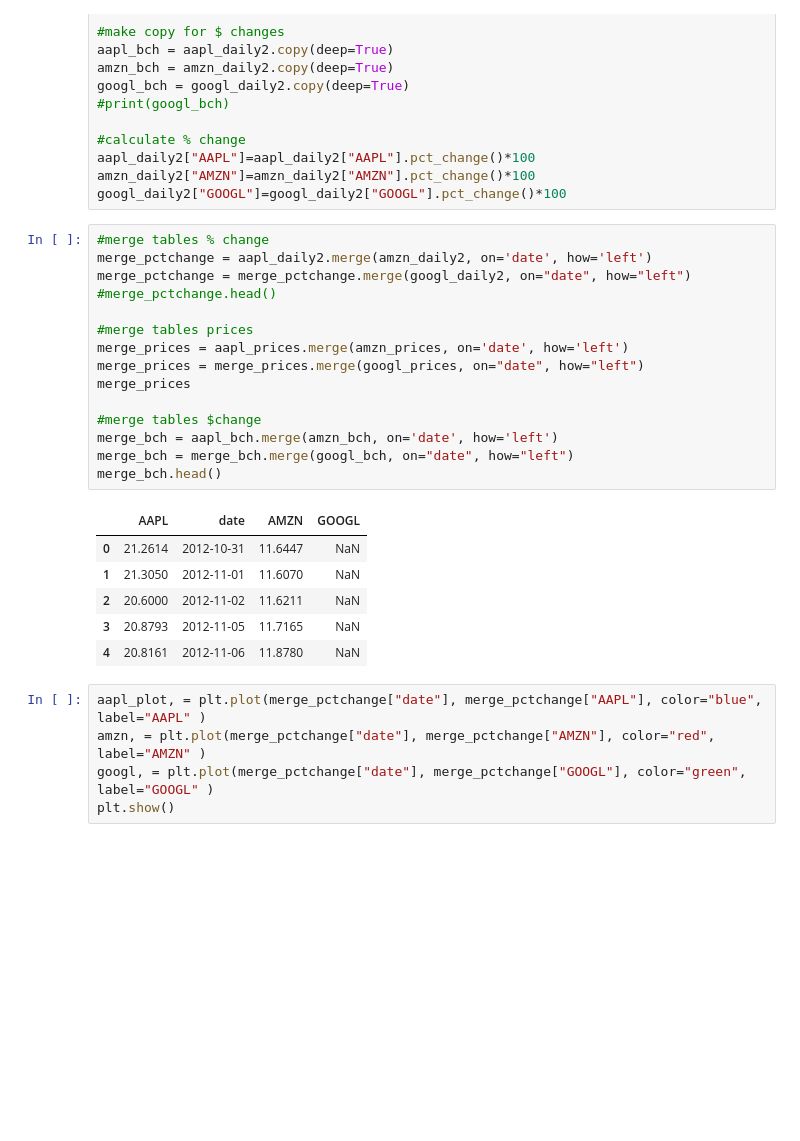
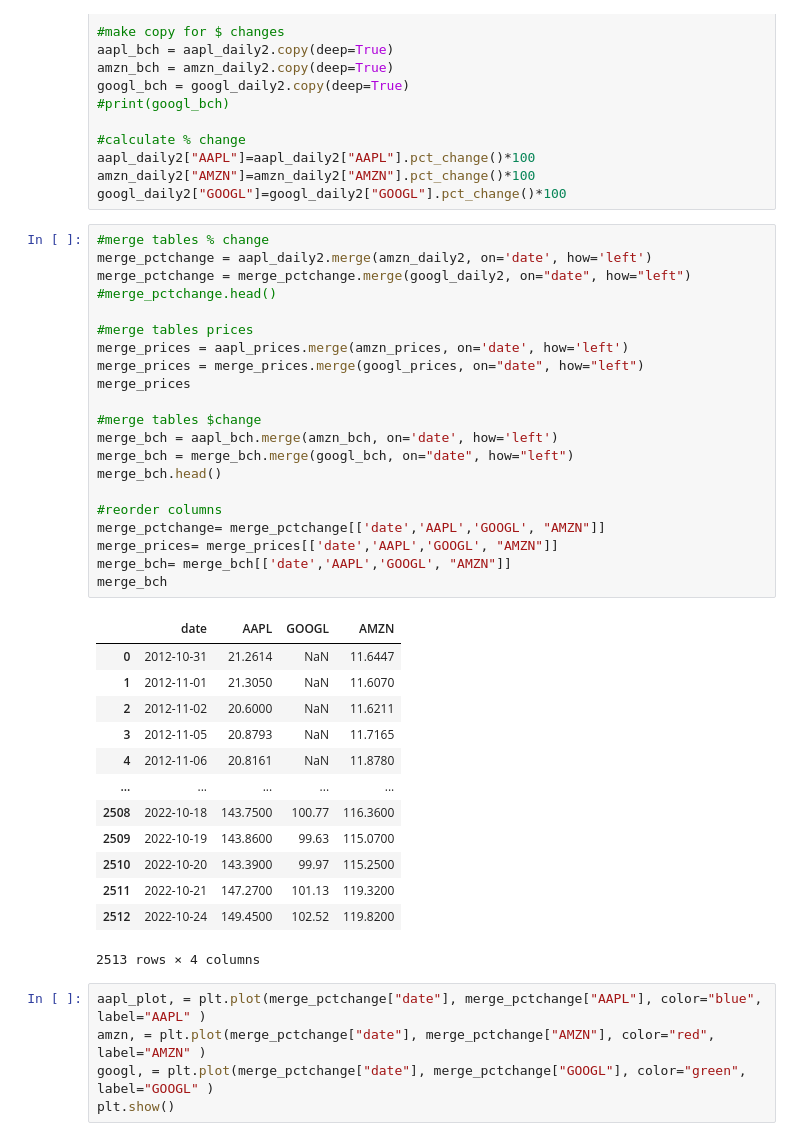
Before and after one commit to lyndsaywylie/Project-1, a Jupyter notebook: lyns.ipynb, the cells around one changed output. Saved outputs shown, nothing was run; the diff lists cells and outputs as text; blank space fills up the shorter version.

```diff
--- a/lyns.ipynb
+++ b/lyns.ipynb
@@ -145,25 +145,38 @@ googl_daily2["GOOGL"]=googl_daily2["GOOGL"].pct_change()*100
 # %%
 #merge tables % change
 merge_pctchange = aapl_daily2.merge(amzn_daily2, on='date', how='left')
 merge_pctchange = merge_pctchange.merge(googl_daily2, on="date", how="left")
 #merge_pctchange.head()
 
 #merge tables prices
 merge_prices = aapl_prices.merge(amzn_prices, on='date', how='left')
 merge_prices = merge_prices.merge(googl_prices, on="date", how="left")
 merge_prices
 
 #merge tables $change
 merge_bch = aapl_bch.merge(amzn_bch, on='date', how='left')
 merge_bch = merge_bch.merge(googl_bch, on="date", how="left")
 merge_bch.head()
+
+#reorder columns
+merge_pctchange= merge_pctchange[['date','AAPL','GOOGL', "AMZN"]]
+merge_prices= merge_prices[['date','AAPL','GOOGL', "AMZN"]]
+merge_bch= merge_bch[['date','AAPL','GOOGL', "AMZN"]]
+merge_bch
 # %% [output]
-|  | AAPL | date | AMZN | GOOGL |
-| 0 | 21.2614 | 2012-10-31 | 11.6447 | NaN |
-| 1 | 21.3050 | 2012-11-01 | 11.6070 | NaN |
-| 2 | 20.6000 | 2012-11-02 | 11.6211 | NaN |
-| 3 | 20.8793 | 2012-11-05 | 11.7165 | NaN |
-| 4 | 20.8161 | 2012-11-06 | 11.8780 | NaN |
+|  | date | AAPL | GOOGL | AMZN |
+| 0 | 2012-10-31 | 21.2614 | NaN | 11.6447 |
+| 1 | 2012-11-01 | 21.3050 | NaN | 11.6070 |
+| 2 | 2012-11-02 | 20.6000 | NaN | 11.6211 |
+| 3 | 2012-11-05 | 20.8793 | NaN | 11.7165 |
+| 4 | 2012-11-06 | 20.8161 | NaN | 11.8780 |
+| ... | ... | ... | ... | ... |
+| 2508 | 2022-10-18 | 143.7500 | 100.77 | 116.3600 |
+| 2509 | 2022-10-19 | 143.8600 | 99.63 | 115.0700 |
+| 2510 | 2022-10-20 | 143.3900 | 99.97 | 115.2500 |
+| 2511 | 2022-10-21 | 147.2700 | 101.13 | 119.3200 |
+| 2512 | 2022-10-24 | 149.4500 | 102.52 | 119.8200 |
+2513 rows × 4 columns
 # %%
 aapl_plot, = plt.plot(merge_pctchange["date"], merge_pctchange["AAPL"], color="blue", label="AAPL" )
 amzn, = plt.plot(merge_pctchange["date"], merge_pctchange["AMZN"], color="red", label="AMZN" )
```
Also changed, not shown: parts of 2 cells of this notebook.
